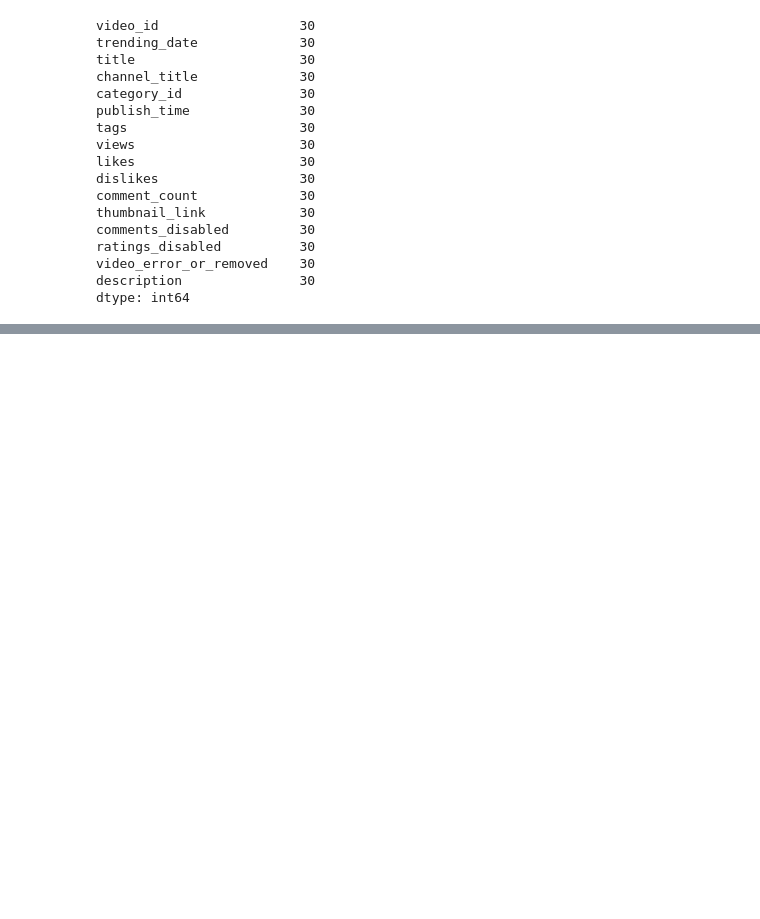
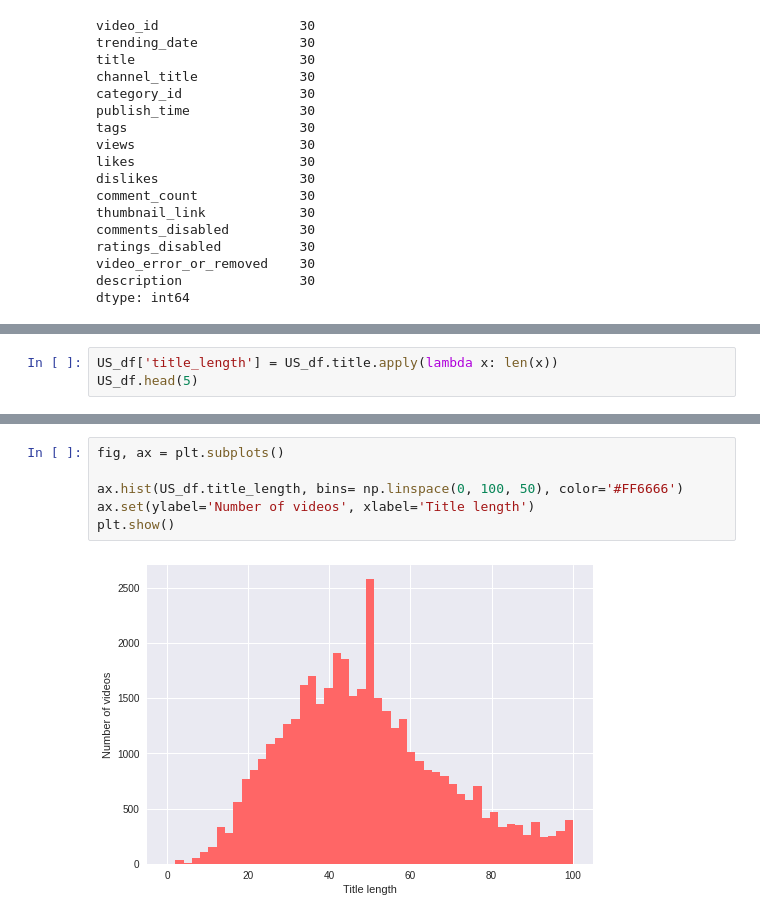
Before and after one commit to KieuSonTung/Data_Preparation, a Jupyter notebook: Youtube_Trending_Data.ipynb, the cells around one changed output, grey strips where cells are left out. Cells and saved outputs as stored; diff of their text form; blank space fills up the shorter version.

```diff
--- a/Youtube_Trending_Data.ipynb
+++ b/Youtube_Trending_Data.ipynb
@@ -282,0 +316,3 @@ US_df[US_df.title == 'Justice League - Movie Review']
+# %%
+US_df['title_length'] = US_df.title.apply(lambda x: len(x))
+US_df.head(5)
@@ -282,0 +326,8 @@ US_df[US_df.title == 'Justice League - Movie Review']
+# %%
+fig, ax = plt.subplots()
+
+ax.hist(US_df.title_length, bins= np.linspace(0, 100, 50), color='#FF6666')
+ax.set(ylabel='Number of videos', xlabel='Title length')
+plt.show()
+# %% [output]
+[figure, added]
```
Also changed, not shown: parts of 14 cells of this notebook.
